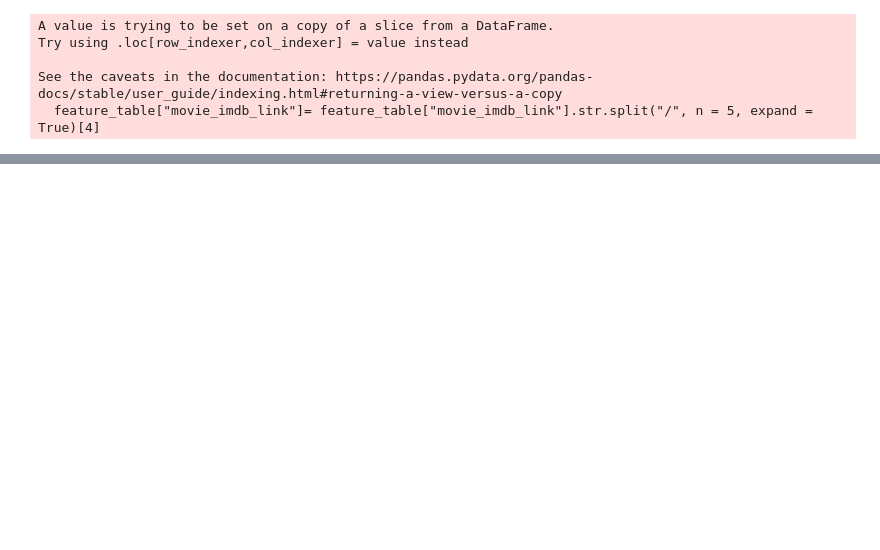
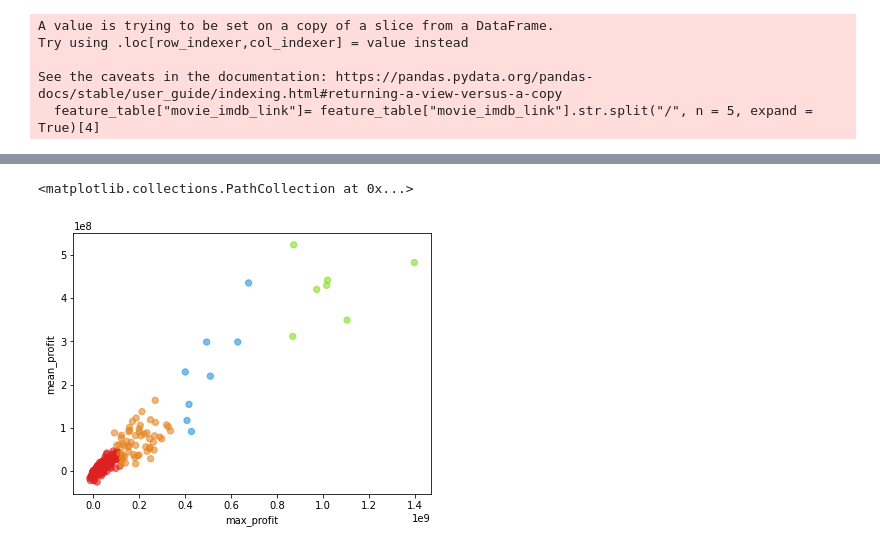
Before and after one commit to Verrem98/Film_dataset_analysis, a Jupyter notebook: main.ipynb, the cells around one changed output, grey strips where cells are left out. Drawn from its saved outputs; the diff is of its cells as text; code cells hidden in the pictures; blank space fills up the shorter version.

```diff
--- a/main.ipynb
+++ b/main.ipynb
@@ -391,0 +522,27 @@ new_df['imdb_score'].hist()
+# %%
+
+plot_df = performance_df[performance_df['number_of_movies']>=3]
+
+#David Yates is too good at his job and fucks up the graph so shall be deleted
+plot_df = plot_df[plot_df.director_name != 'David Yates']
+
+
+kmeans = KMeans(n_clusters=4, random_state=0)
+plot_df['cluster'] = kmeans.fit_predict(plot_df[['max_profit', 'mean_profit']])
+
+centroids = kmeans.cluster_centers_
+cen_x = [i[0] for i in centroids]
+cen_y = [i[1] for i in centroids]
+
+plot_df['cen_x'] = plot_df.cluster.map({0:cen_x[0], 1:cen_x[1], 2:cen_x[2], 3:cen_x[3]})
+plot_df['cen_y'] = plot_df.cluster.map({0:cen_y[0], 1:cen_y[1], 2:cen_y[2], 3:cen_y[3]})
+
+colors = ['#DF2020', '#E6851F', '#2095DF', '#81DF20']
+plot_df['c'] = plot_df.cluster.map({0:colors[0], 1:colors[2], 2:colors[1], 3:colors[3]})
+
+plt.xlabel('max_profit')
+plt.ylabel('mean_profit')
+plt.scatter(plot_df.max_profit, plot_df.mean_profit, c=plot_df.c, alpha = 0.6, s=40)
+# %% [output]
+<matplotlib.collections.PathCollection at 0x...>
+[figure, added]
```
Also changed, not shown: parts of 27 cells of this notebook.
